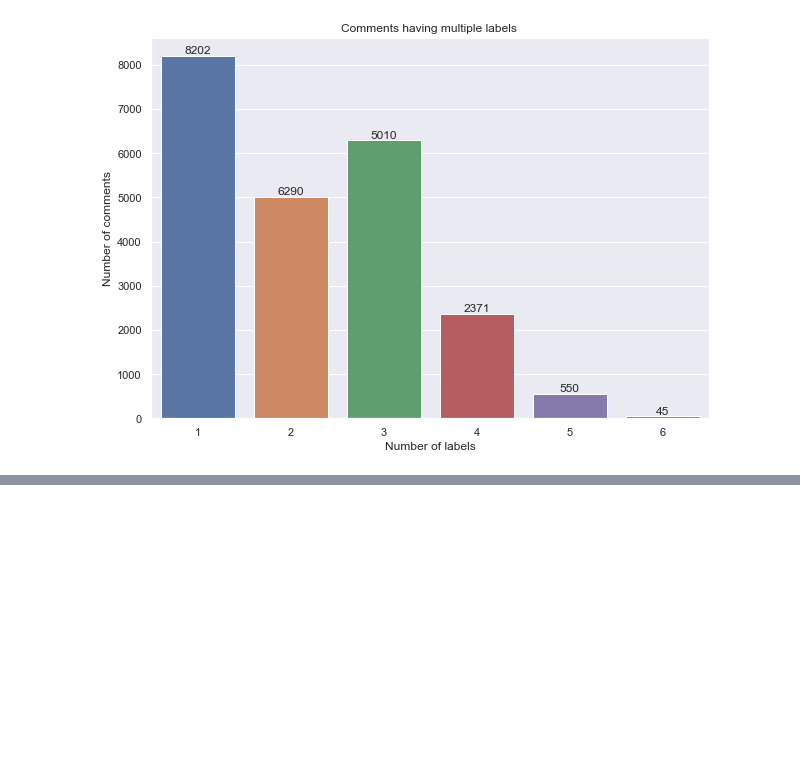
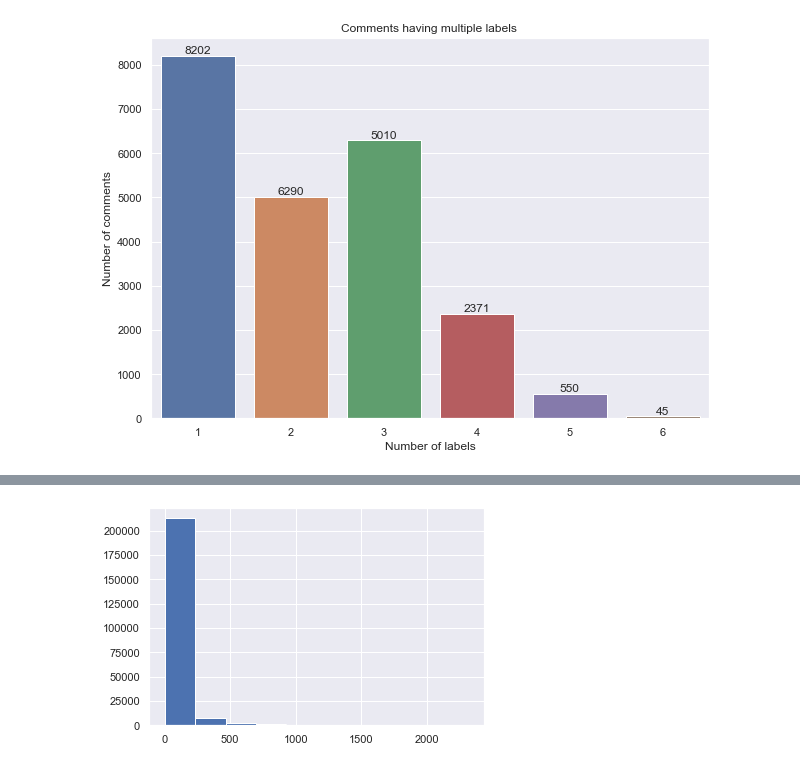
Before and after one commit to francescogemignani/Toxic-Comments-Classification-Challenge, a Jupyter notebook: Untitled.ipynb, the cells around one changed output, grey strips where cells are left out. Cells and saved outputs as stored; diff of their text form; code cells hidden in the pictures; blank space fills up the shorter version.

```diff
--- a/Untitled.ipynb
+++ b/Untitled.ipynb
@@ -203,0 +206,5 @@ plt.show()
+# %%
+df['word_counts'].hist()
+plt.show()
+# %% [output]
+[figure, added]
```
Also changed, not shown: parts of 15 cells of this notebook, 1 other file.
